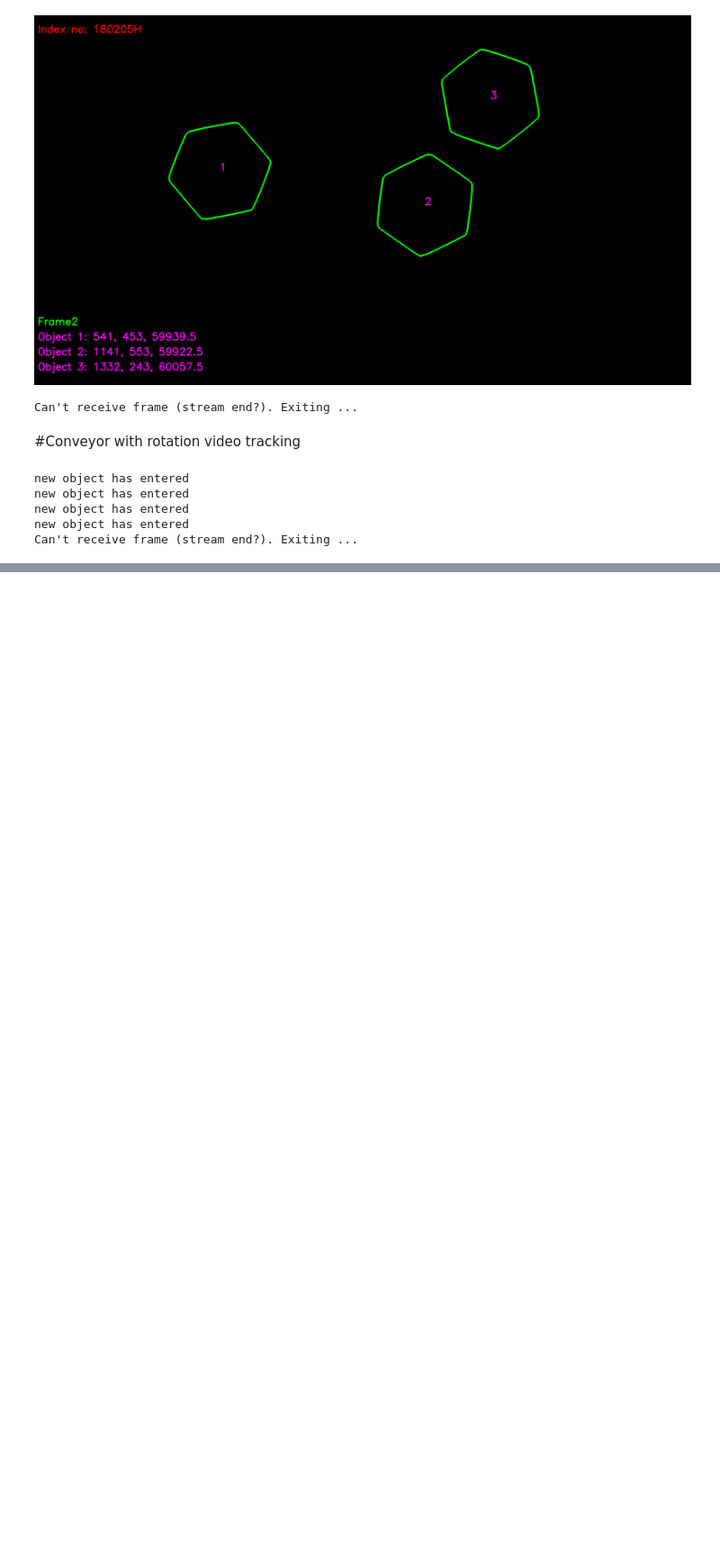
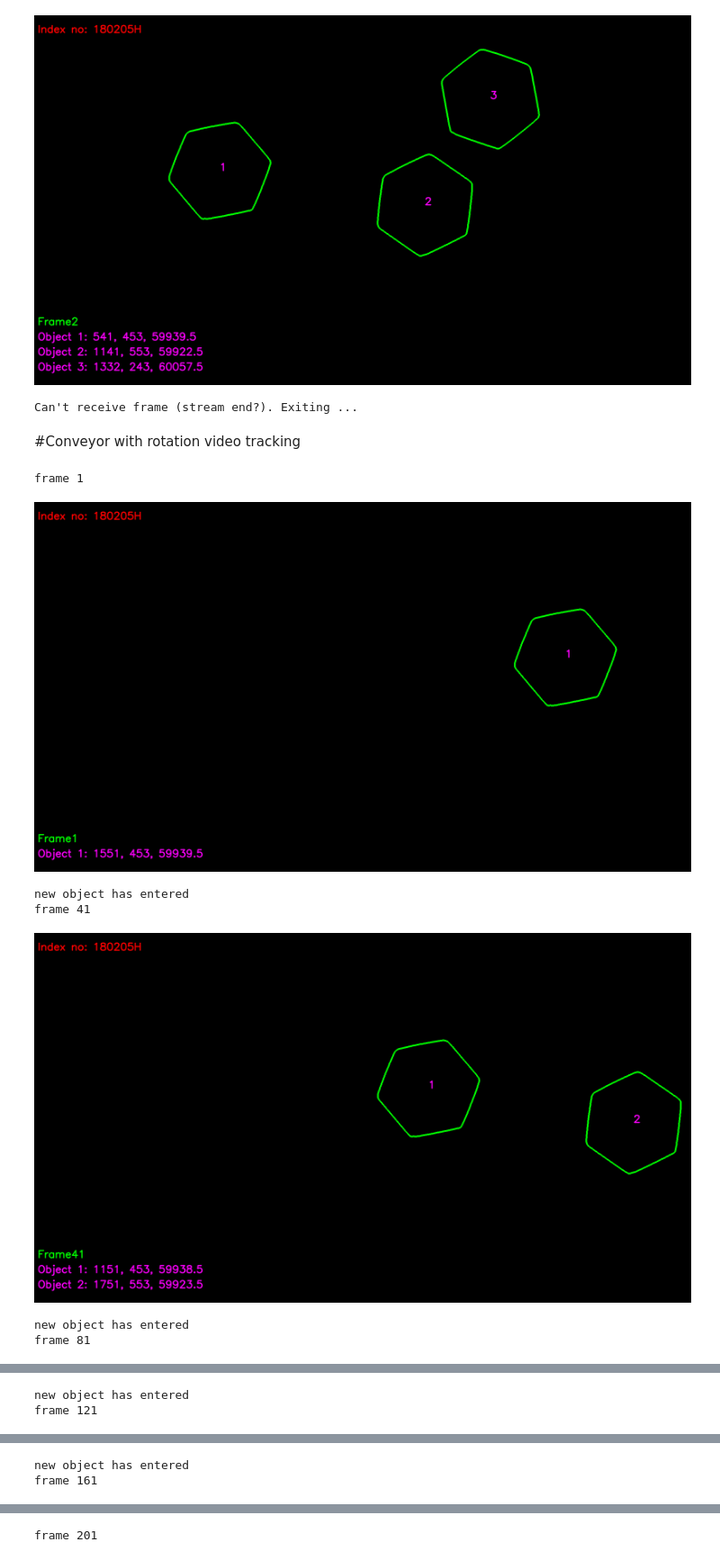
Before and after one commit to RansikaG/Machine-Vision, a Jupyter notebook: Assignment 5/Assignment_5.ipynb, the cells around one changed output, grey strips where cells are left out. Shown at 90% size. Drawn from its saved outputs; the diff is of its cells as text; code cells hidden in the pictures; blank space fills up the shorter version.

Commit message:
Extra frames

```diff
--- a/Assignment 5/Assignment_5.ipynb
+++ b/Assignment 5/Assignment_5.ipynb
@@ -425,37 +425,42 @@ while cap.isOpened():
   else:
     i=[0,1,2]#needs to be rechecked
     delta=[15,15,3000]
     for contour in cont:
       M = cv.moments(contour)
       cx, cy = int(M['m10']/M['m00']),int(M['m01']/M['m00'])
       ca = cv.contourArea(contour)
       obj_current_frame=[cx,cy,ca,None]#count is not defined
       if is_new(previous_frame, obj_current_frame, delta, i):
         print("new object has entered")
         prev_count+=1
         obj_current_frame=[cx,cy,ca,prev_count]
       else:
         prev_i=prev_index(previous_frame, obj_current_frame, delta, i)
         obj_current_frame=[cx,cy,ca,previous_frame[prev_i][3]]
       current_frame.append(obj_current_frame)
       cv.putText(conts,str(obj_current_frame[3]),(obj_current_frame[0],obj_current_frame[1]), cv.FONT_HERSHEY_SIMPLEX, 1,(255,0,255),2,cv.LINE_AA)
 
   current_frame.sort(key=lambda x:x[3],reverse=False)
   insert_text(current_frame,conts,frame_no)
   previous_frame=current_frame
   prev_count=current_frame[-1][3]
+  if frame_no%40==1:
+    print("frame",frame_no)
+    cv2_imshow(conts)
   frame_no+=1
   out.write(conts)
-  #cv2_imshow(conts)
+
   if cv.waitKey(1) == ord('q'):
     break
 cap.release()
 out.release()
 
-#cv.destroyAllWindows()
+cv.destroyAllWindows()
 # %% [output]
-new object has entered
-new object has entered
-new object has entered
-new object has entered
-Can't receive frame (stream end?). Exiting ...
+frame 1
+[figure, added]
+new object has entered
+frame 41
+[figure, added]
+new object has entered
+frame 81
@@ -461,0 +468,2 @@ Can't receive frame (stream end?). Exiting ...
+new object has entered
+frame 121
@@ -461,0 +471,2 @@ Can't receive frame (stream end?). Exiting ...
+new object has entered
+frame 161
@@ -461,0 +474 @@ Can't receive frame (stream end?). Exiting ...
+frame 201
```
Also changed, not shown: parts of 2 cells of this notebook.
